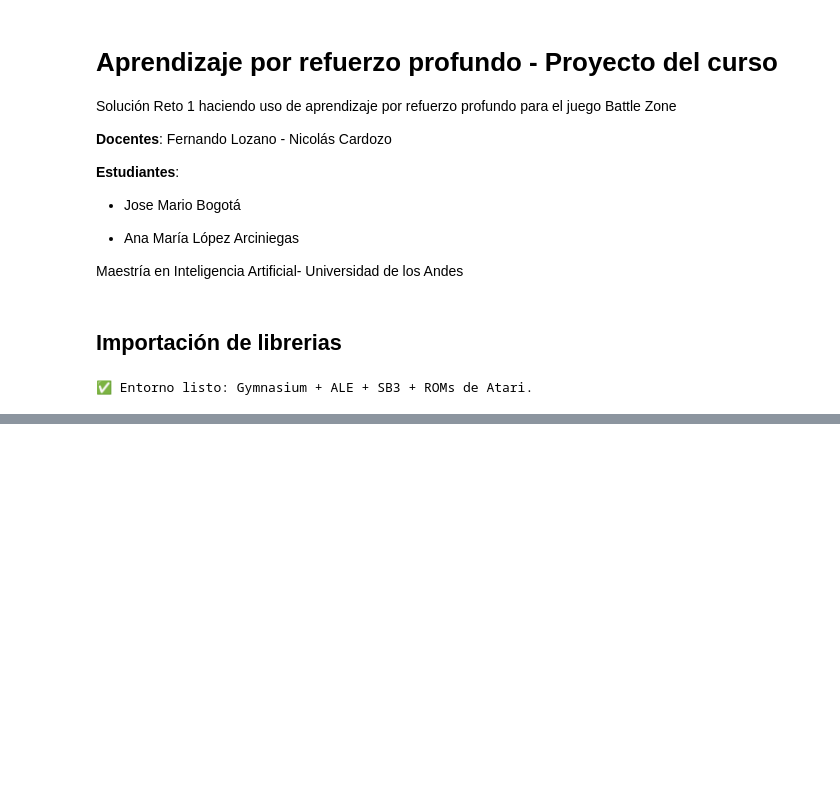
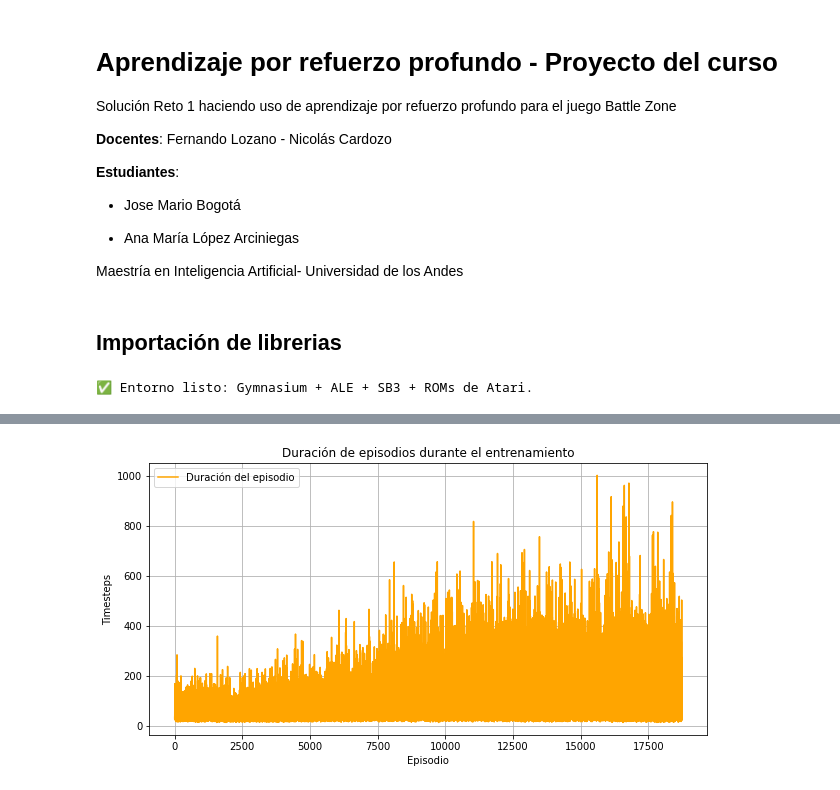
Before and after one commit to amlopeza/BattleZone_DQN_Agent, a Jupyter notebook: code/BattlezoneDQN_v2.ipynb, the cells around one changed output, grey strips where cells are left out. Drawn from its saved outputs; the diff is of its cells as text; code cells hidden in the pictures; blank space fills up the shorter version.

```diff
--- a/code/BattlezoneDQN_v2.ipynb
+++ b/code/BattlezoneDQN_v2.ipynb
@@ -246,0 +319,11 @@ monitor.head()
+# %%
+plt.figure(figsize=(10,5))
+plt.plot(monitor["l"], label="Duración del episodio", color="orange")
+plt.xlabel("Episodio")
+plt.ylabel("Timesteps")
+plt.title("Duración de episodios durante el entrenamiento")
+plt.grid()
+plt.legend()
+plt.show()
+# %% [output]
+[figure, added]
```
Also changed, not shown: parts of 8 cells of this notebook.
